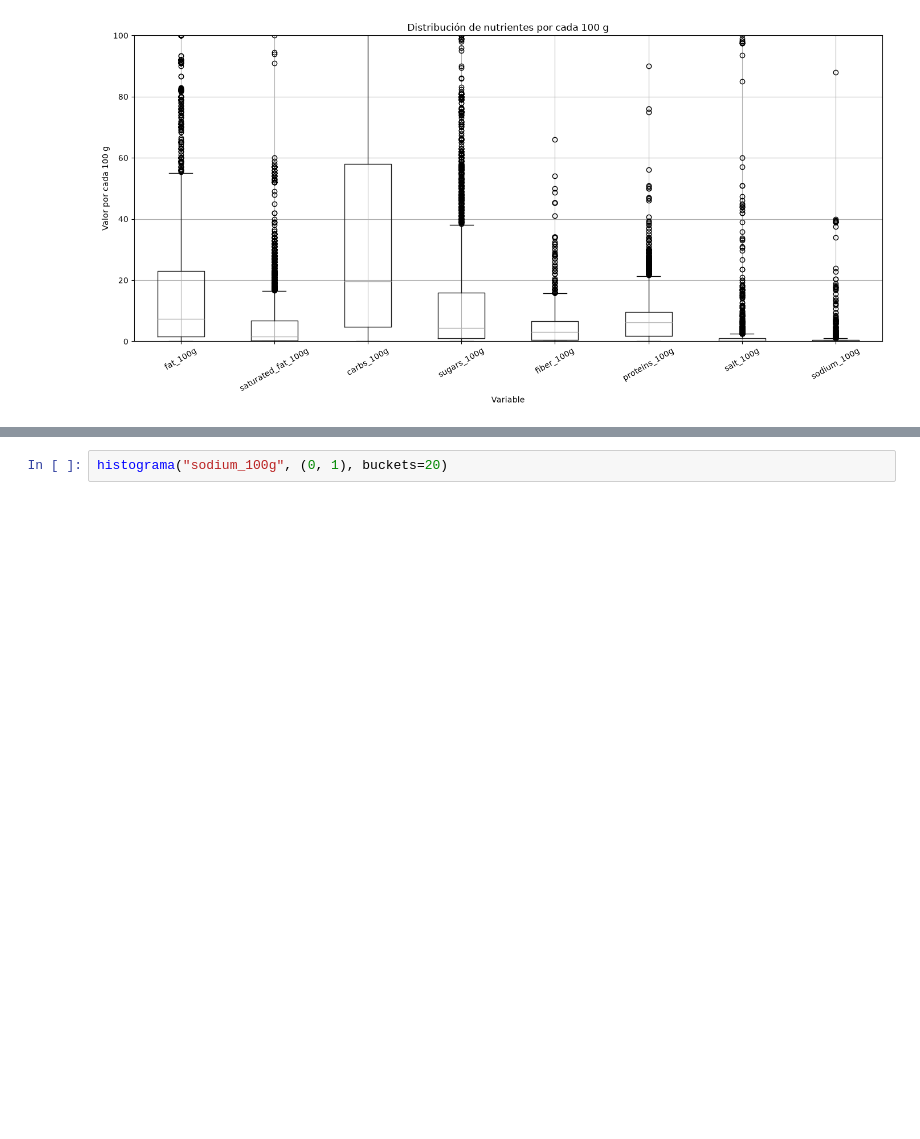
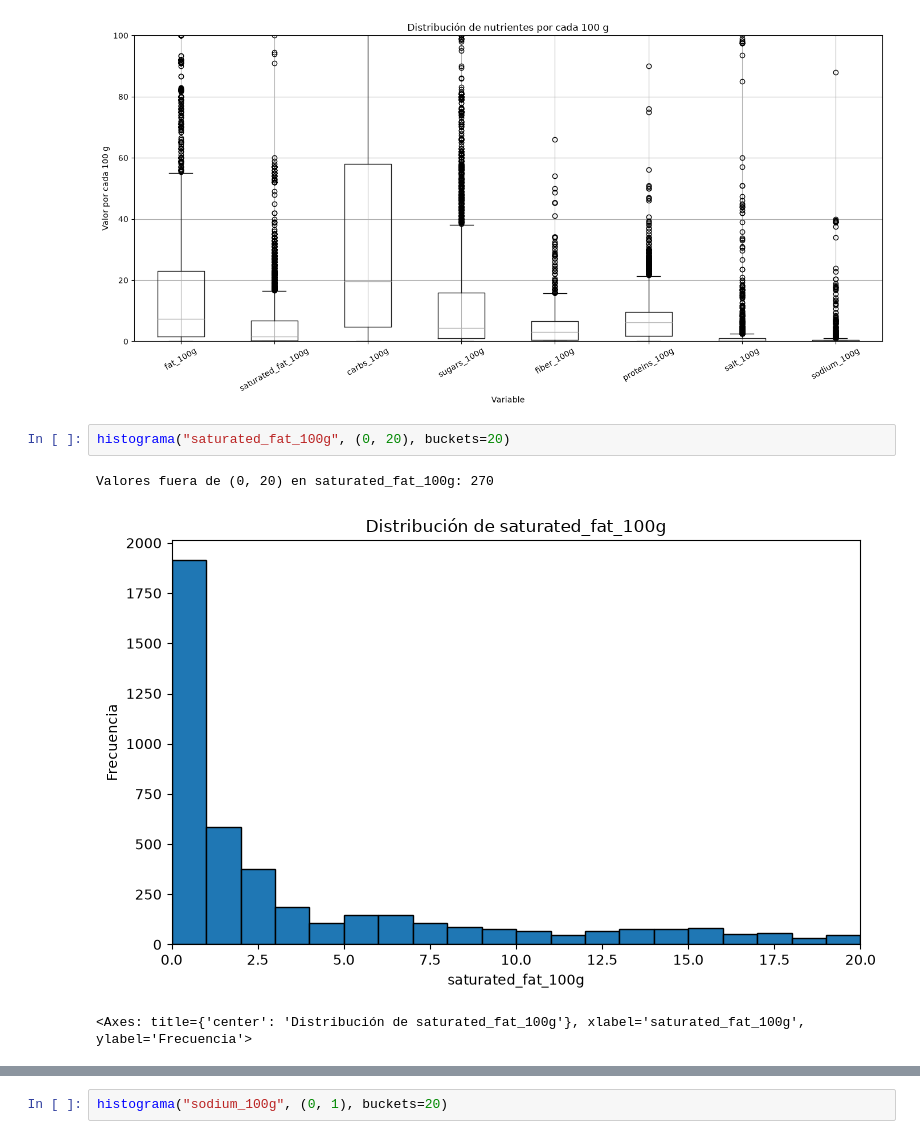
Before and after one commit to aitorHolzmann/fundamentos, a Jupyter notebook: TPE/analizando.ipynb, the cells around one changed output, grey strips where cells are left out. Cells and saved outputs as stored; diff of their text form; blank space fills up the shorter version.

```diff
--- a/TPE/analizando.ipynb
+++ b/TPE/analizando.ipynb
@@ -530,3 +520,9 @@ fig.tight_layout()
 plt.show()
 # %% [output]
 [figure]
+# %%
+histograma("saturated_fat_100g", (0, 20), buckets=20)
+# %% [output]
+Valores fuera de (0, 20) en saturated_fat_100g: 270
+[figure, added]
+<Axes: title={'center': 'Distribución de saturated_fat_100g'}, xlabel='saturated_fat_100g', ylabel='Frecuencia'>
```
Also changed, not shown: parts of 9 cells of this notebook.
